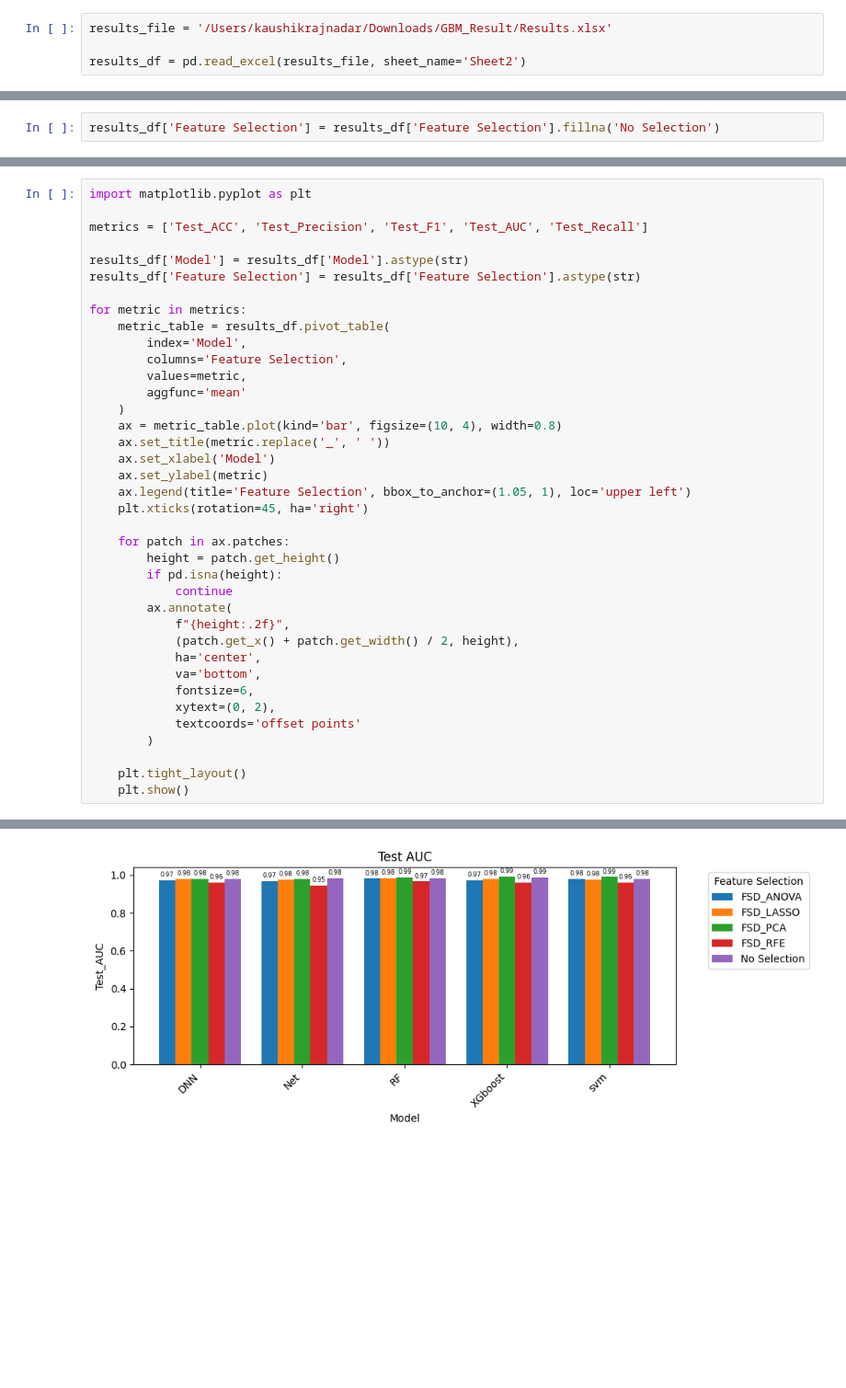
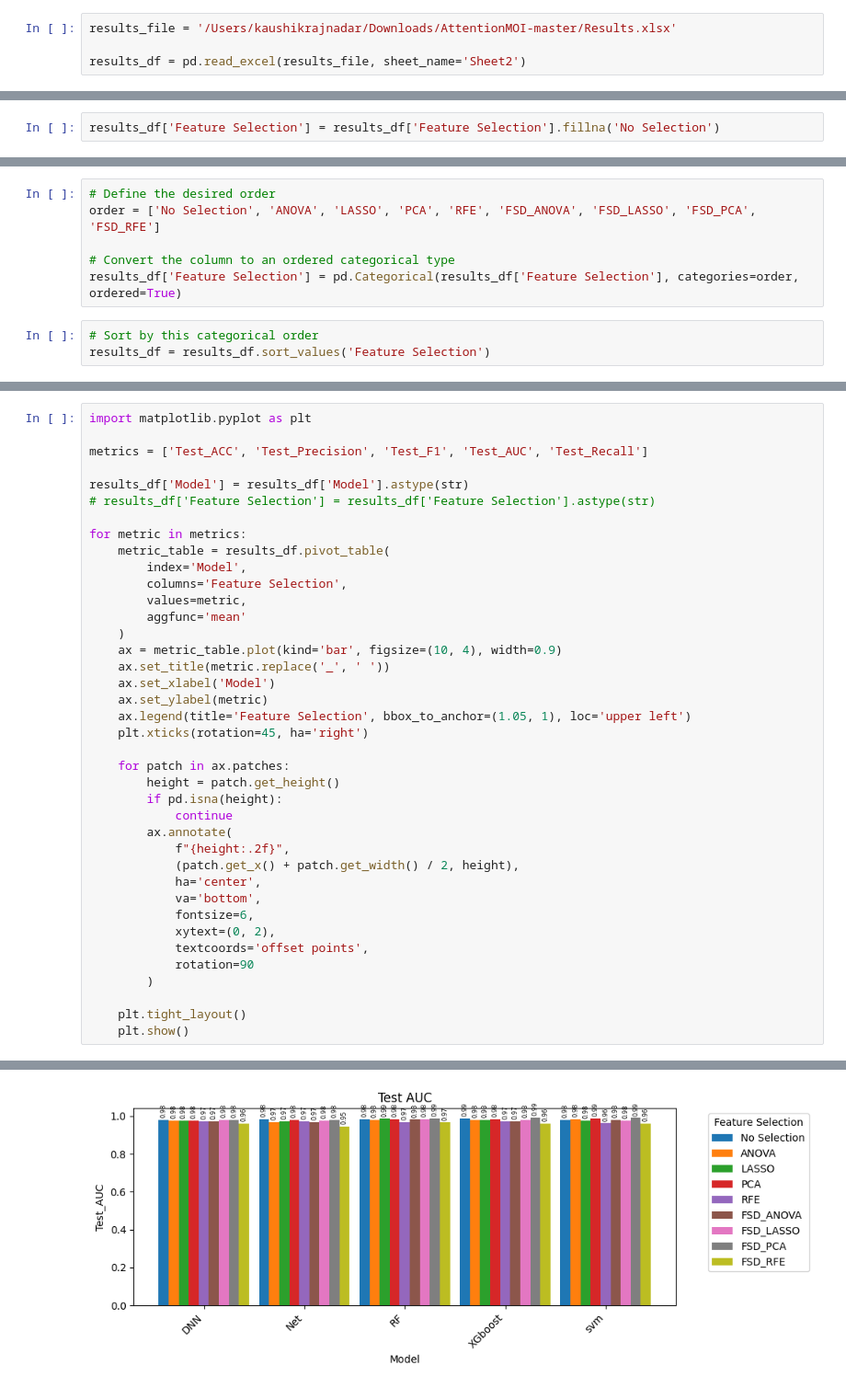
Before and after one commit to kaushik3012/multi-omics-cancer-classification, a Jupyter notebook: subtype_classification.ipynb, the cells around one changed output, grey strips where cells are left out. Shown at 92% size. Cells and saved outputs as stored; diff of their text form; blank space fills up the shorter version.

Commit message:
Add some results

```diff
--- a/subtype_classification.ipynb
+++ b/subtype_classification.ipynb
@@ -68,7 +68,7 @@ plt.show()
 # %% [output]
 [figure]
 # %%
-results_file = '/Users/kaushikrajnadar/Downloads/GBM_Result/Results.xlsx'
+results_file = '/Users/kaushikrajnadar/Downloads/AttentionMOI-master/Results.xlsx'
 
 results_df = pd.read_excel(results_file, sheet_name='Sheet2')
 # %%
@@ -82,3 +96,12 @@ results_df['Feature Selection'] = results_df['Feature Selection'].fillna('No Sel
+# %%
+# Define the desired order
+order = ['No Selection', 'ANOVA', 'LASSO', 'PCA', 'RFE', 'FSD_ANOVA', 'FSD_LASSO', 'FSD_PCA', 'FSD_RFE']
+
+# Convert the column to an ordered categorical type
+results_df['Feature Selection'] = pd.Categorical(results_df['Feature Selection'], categories=order, ordered=True)
+# %%
+# Sort by this categorical order
+results_df = results_df.sort_values('Feature Selection')
 # %%
 results_df
 # %% [output]
@@ -105,7 +128,7 @@ import matplotlib.pyplot as plt
 metrics = ['Test_ACC', 'Test_Precision', 'Test_F1', 'Test_AUC', 'Test_Recall']
 
 results_df['Model'] = results_df['Model'].astype(str)
-results_df['Feature Selection'] = results_df['Feature Selection'].astype(str)
+# results_df['Feature Selection'] = results_df['Feature Selection'].astype(str)
 
 for metric in metrics:
     metric_table = results_df.pivot_table(
@@ -114,7 +137,7 @@ for metric in metrics:
         values=metric,
         aggfunc='mean'
     )
-    ax = metric_table.plot(kind='bar', figsize=(10, 4), width=0.8)
+    ax = metric_table.plot(kind='bar', figsize=(10, 4), width=0.9)
     ax.set_title(metric.replace('_', ' '))
     ax.set_xlabel('Model')
     ax.set_ylabel(metric)
@@ -132,7 +155,8 @@ for metric in metrics:
             va='bottom',
             fontsize=6,
             xytext=(0, 2),
-            textcoords='offset points'
+            textcoords='offset points',
+            rotation=90
         )
 
     plt.tight_layout()
@@ -144 +168 @@ for metric in metrics:
-[figure, old version]
+[figure, new version]
```
Also changed, not shown: parts of 3 cells of this notebook, 2 other files.
